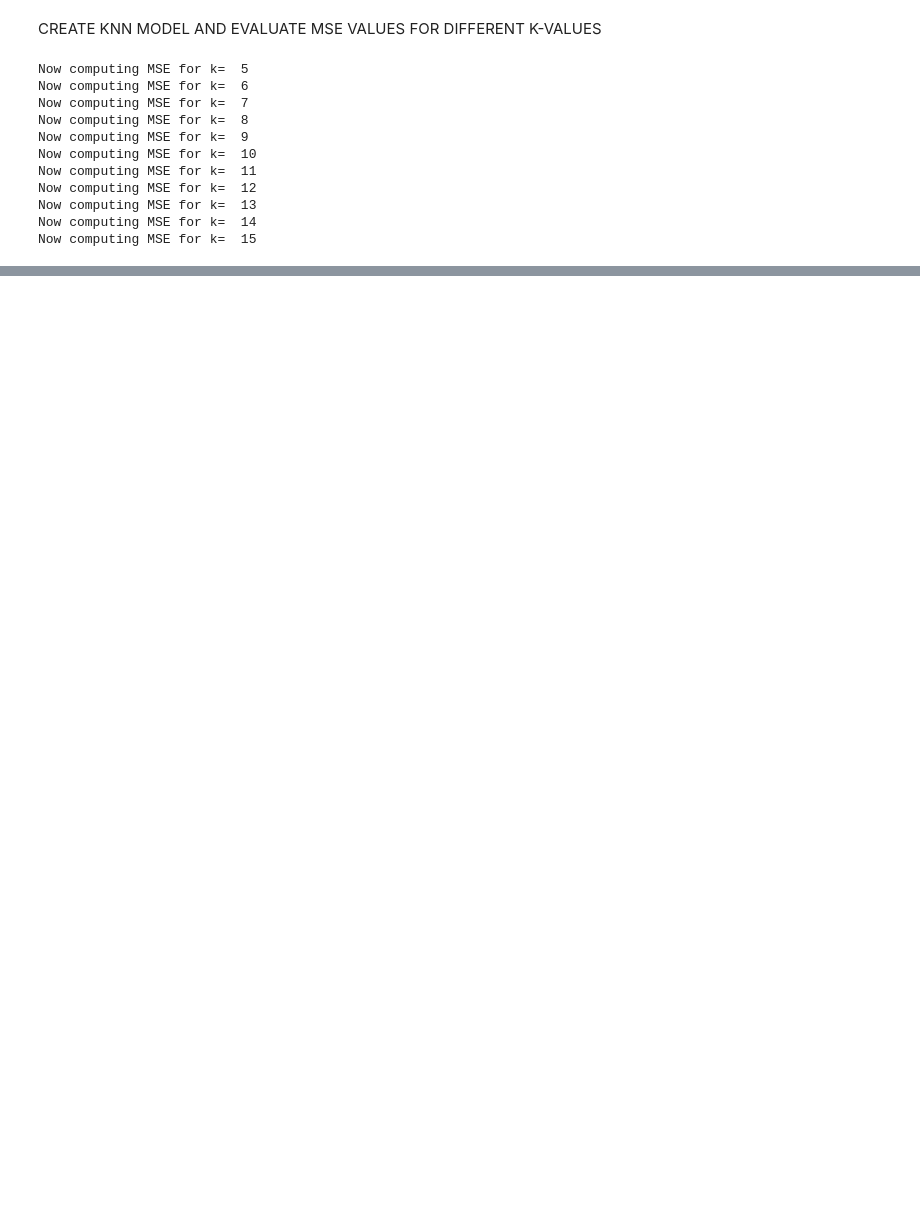
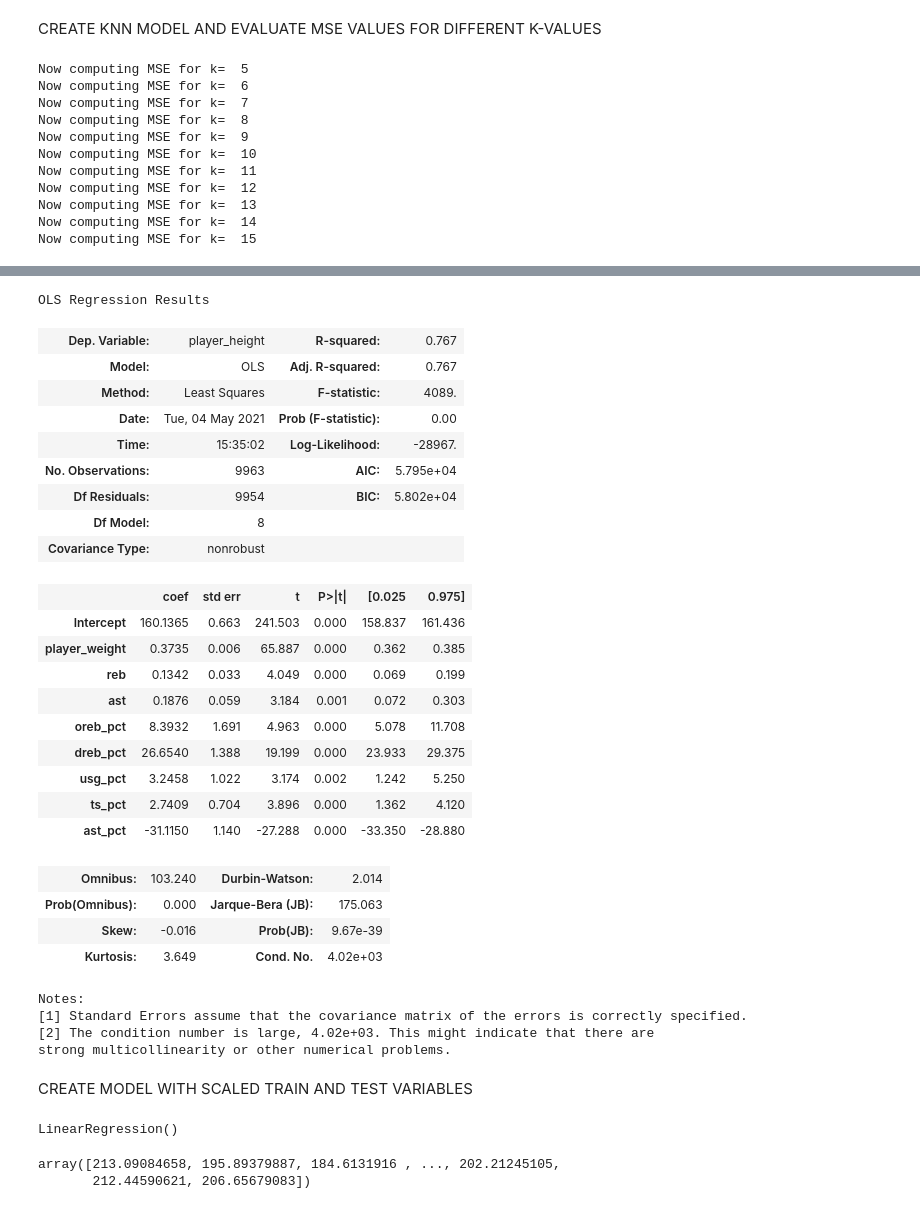
Before and after one commit to Ovalle3/nba-data-analysis, a Jupyter notebook: nba_2019.ipynb, the cells around one changed output, grey strips where cells are left out. Cells and saved outputs as stored; diff of their text form; code cells hidden in the pictures; blank space fills up the shorter version.

```diff
--- a/nba_2019.ipynb
+++ b/nba_2019.ipynb
@@ -449,0 +541,34 @@ Text(0.5, 1.0, 'MSE for different numbers of neighbors')
+# %%
+linreg = smf.ols("player_height ~ player_weight + reb + ast + oreb_pct + dreb_pct + usg_pct + ts_pct + ast_pct",data=nba_pts).fit()
+linreg.summary()
+# %% [output]
+OLS Regression Results
+| Dep. Variable: | player_height | R-squared: | 0.767 |
+| Model: | OLS | Adj. R-squared: | 0.767 |
+| Method: | Least Squares | F-statistic: | 4089. |
+| Date: | Tue, 04 May 2021 | Prob (F-statistic): | 0.00 |
+| Time: | 15:35:02 | Log-Likelihood: | -28967. |
+| No. Observations: | 9963 | AIC: | 5.795e+04 |
+| Df Residuals: | 9954 | BIC: | 5.802e+04 |
+| Df Model: | 8 |  |  |
+| Covariance Type: | nonrobust |  |  |
+|  | coef | std err | t | P>|t| | [0.025 | 0.975] |
+| Intercept | 160.1365 | 0.663 | 241.503 | 0.000 | 158.837 | 161.436 |
+| player_weight | 0.3735 | 0.006 | 65.887 | 0.000 | 0.362 | 0.385 |
+| reb | 0.1342 | 0.033 | 4.049 | 0.000 | 0.069 | 0.199 |
+| ast | 0.1876 | 0.059 | 3.184 | 0.001 | 0.072 | 0.303 |
+| oreb_pct | 8.3932 | 1.691 | 4.963 | 0.000 | 5.078 | 11.708 |
+| dreb_pct | 26.6540 | 1.388 | 19.199 | 0.000 | 23.933 | 29.375 |
+| usg_pct | 3.2458 | 1.022 | 3.174 | 0.002 | 1.242 | 5.250 |
+| ts_pct | 2.7409 | 0.704 | 3.896 | 0.000 | 1.362 | 4.120 |
+| ast_pct | -31.1150 | 1.140 | -27.288 | 0.000 | -33.350 | -28.880 |
+| Omnibus: | 103.240 | Durbin-Watson: | 2.014 |
+| Prob(Omnibus): | 0.000 | Jarque-Bera (JB): | 175.063 |
+| Skew: | -0.016 | Prob(JB): | 9.67e-39 |
+| Kurtosis: | 3.649 | Cond. No. | 4.02e+03 |
+Notes:
+[1] Standard Errors assume that the covariance matrix of the errors is correctly specified.
+[2] The condition number is large, 4.02e+03. This might indicate that there are
+strong multicollinearity or other numerical problems.
+# %% [markdown]
+CREATE MODEL WITH SCALED TRAIN AND TEST VARIABLES
@@ -449,0 +583,5 @@ Text(0.5, 1.0, 'MSE for different numbers of neighbors')
+# %%
+lm = LinearRegression()
+lm.fit(x_train,y_train)
+# %% [output]
+LinearRegression()
@@ -449,0 +590,5 @@ Text(0.5, 1.0, 'MSE for different numbers of neighbors')
+# %%
+predictions
+# %% [output]
+array([213.09084658, 195.89379887, 184.6131916 , ..., 202.21245105,
+       212.44590621, 206.65679083])
```
Also changed, not shown: parts of 34 cells of this notebook.
